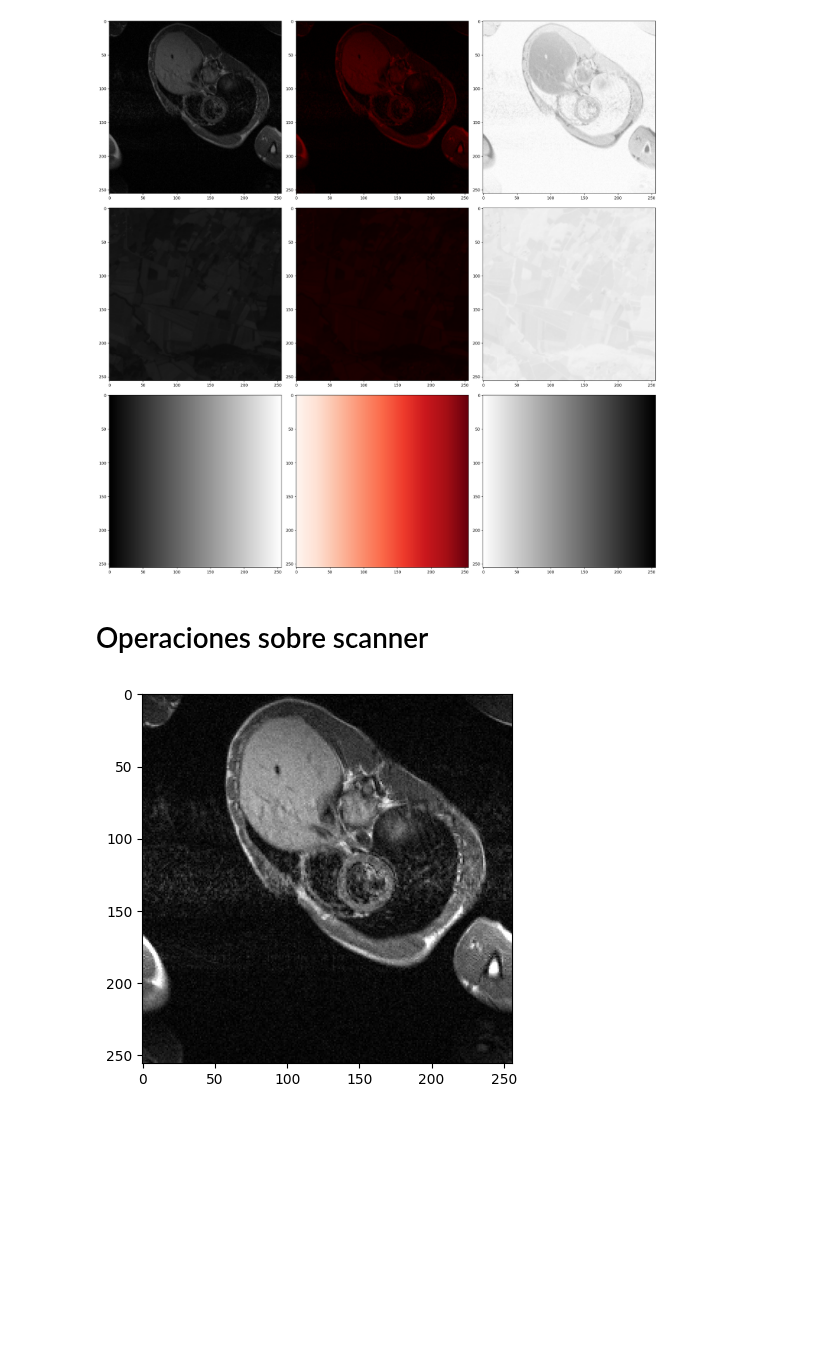
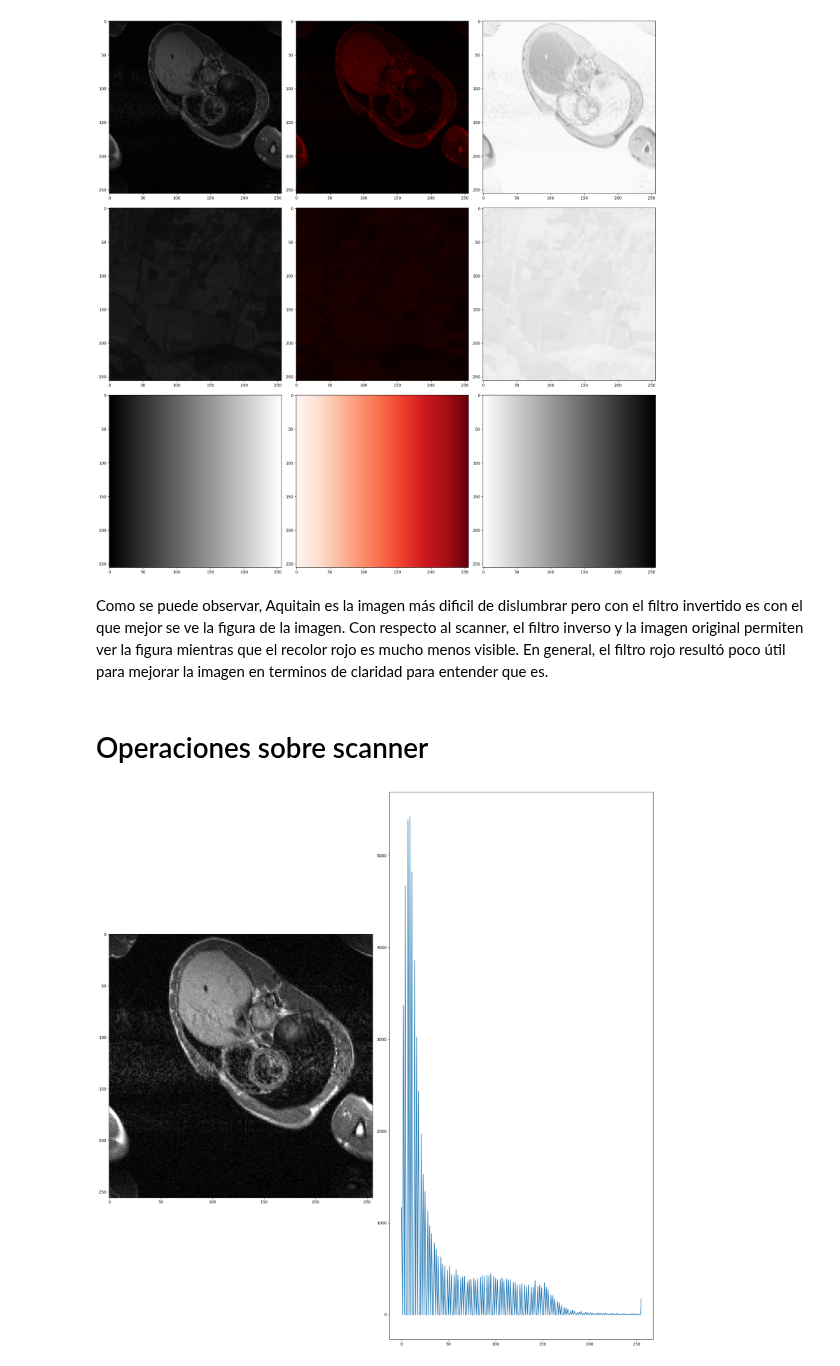
Before and after one commit to pukinidev/TalleresImagenes, a Jupyter notebook: Taller1/Punto7.ipynb, the cells around one changed output. Cells and saved outputs as stored; diff of their text form; code cells hidden in the pictures; blank space fills up the shorter version.

```diff
--- a/Taller1/Punto7.ipynb
+++ b/Taller1/Punto7.ipynb
@@ -63,15 +63,22 @@ plt.tight_layout()
 plt.show()
 # %% [output]
 [figure]
+# %% [markdown]
+Como se puede observar, Aquitain es la imagen más dificil de dislumbrar pero con el filtro invertido es con el que mejor se ve la figura de la imagen. Con respecto al scanner, el filtro inverso y la imagen original permiten ver la figura mientras que el recolor rojo es mucho menos visible. En general, el filtro rojo resultó poco útil para mejorar la imagen en terminos de claridad para entender que es.
 # %% [markdown]
 # Operaciones sobre scanner
 # %%
 I_min = np.min(SCANNER)
 I_max = np.max(SCANNER)
 
 scanner_expandida = ((SCANNER - I_min) * (255 / (I_max - I_min))).astype(np.uint8)
+hist_expadido = cv2.calcHist([scanner_expandida], [0], None, [256], [0, 256])
 
-plt.imshow(scanner_expandida, cmap='gray')
+fig, axes = plt.subplots(1,2, figsize = (20,20))
+axes[0].imshow(scanner_expandida,)
+axes[1].plot(hist_expadido)
+
+plt.tight_layout()
 plt.show()
 # %% [output]
-[figure, old version]
+[figure, new version]
```
Also changed, not shown: parts of 3 cells of this notebook, 3 other files.
